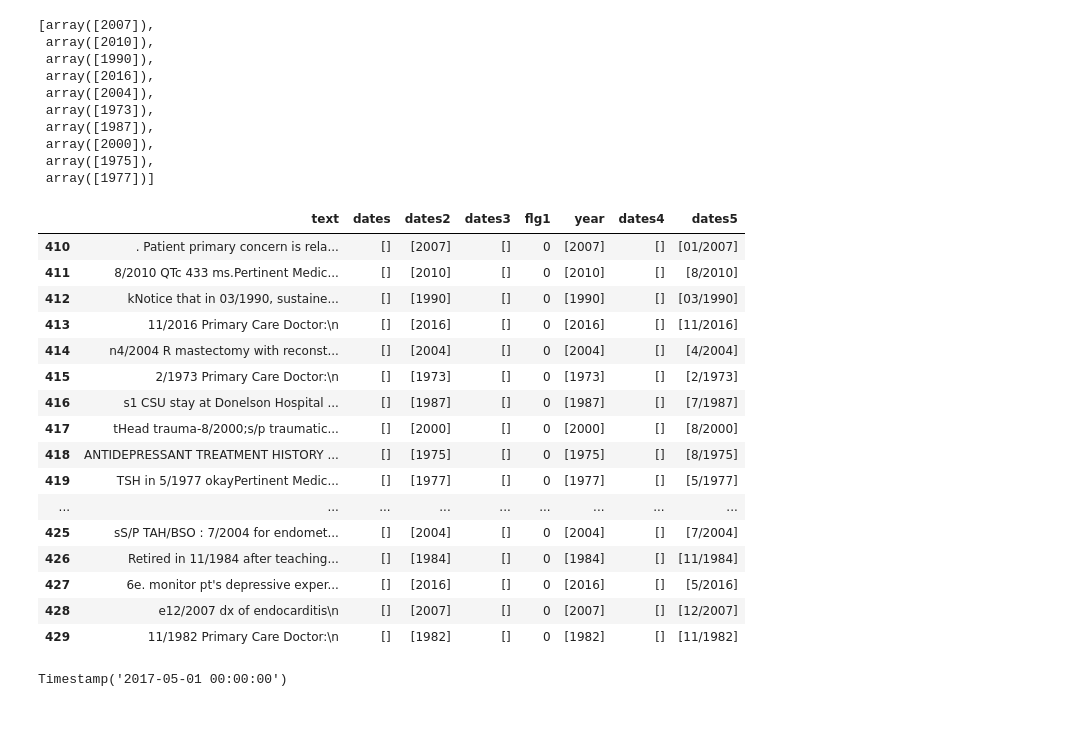
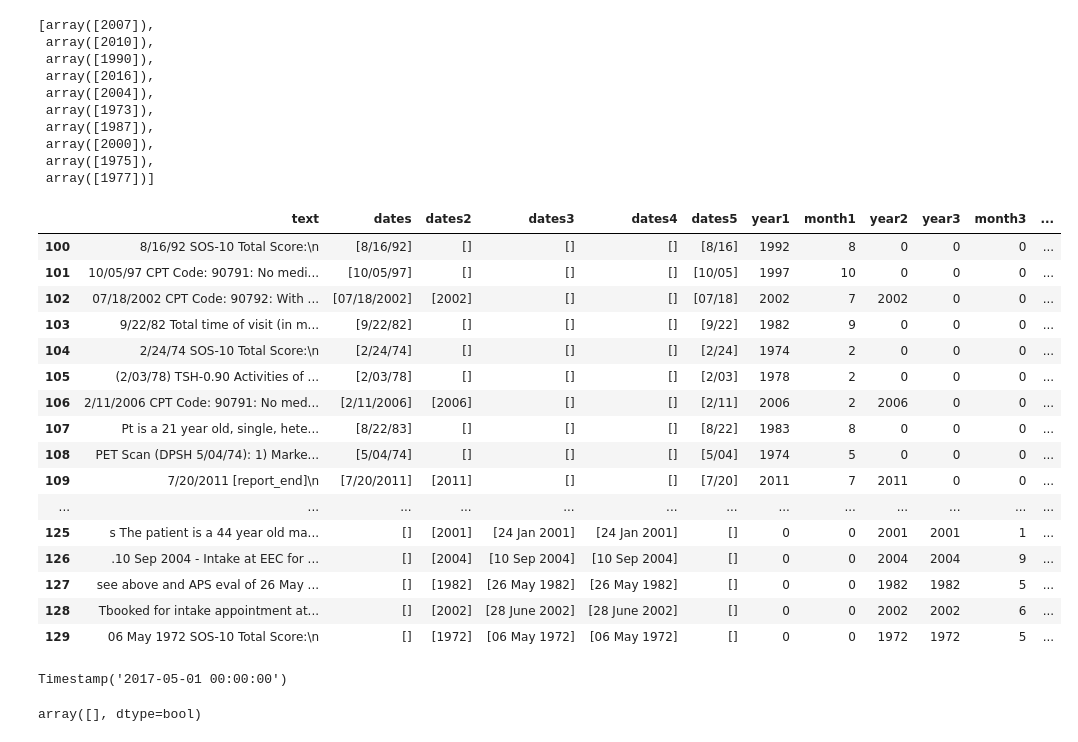
Before and after one commit to sagashin/Applied-Text-Mining-UM, a Jupyter notebook: Assignment 1.ipynb, the cells around one changed output. Drawn from its saved outputs; the diff is of its cells as text; code cells hidden in the pictures.

```diff
--- a/Assignment 1.ipynb
+++ b/Assignment 1.ipynb
@@ -279,0 +254,17 @@ for i in range(300,310):
+# %%
+#day final 1
+df3['dayfin'] = np.where(df3['day1'] == 0, df3['day3'], df3['day1'])
+# %%
+#day final 2
+df3['dayfin'] = np.where(df3['dayfin'] == 0, df3['day4'], df3['dayfin'])
+# %%
+#day final 3
+df3['dayfin'] = np.where(df3['dayfin'] == 0, 1, df3['dayfin'])
+# %%
+#set dates
+from datetime import datetime
+fd = []
+for i in range(0,df3.shape[0]):
+    nd= datetime(df3['yearfin'][i],df3['monthfin'][i],df3['dayfin'][i])
+    fd.append(nd)
+df3['findate'] = fd
@@ -303,26 +330,30 @@ year1
  array([1975]),
  array([1977])]
 # %%
-df3.iloc[410:430]
+df3.iloc[100:130]
 # %% [output]
-|  | text | dates | dates2 | dates3 | flg1 | year | dates4 | dates5 |
-| 410 | . Patient primary concern is rela... | [] | [2007] | [] | 0 | [2007] | [] | [01/2007] |
-| 411 | 8/2010 QTc 433 ms.Pertinent Medic... | [] | [2010] | [] | 0 | [2010] | [] | [8/2010] |
-| 412 | kNotice that in 03/1990, sustaine... | [] | [1990] | [] | 0 | [1990] | [] | [03/1990] |
-| 413 | 11/2016 Primary Care Doctor:\n | [] | [2016] | [] | 0 | [2016] | [] | [11/2016] |
-| 414 | n4/2004 R mastectomy with reconst... | [] | [2004] | [] | 0 | [2004] | [] | [4/2004] |
-| 415 | 2/1973 Primary Care Doctor:\n | [] | [1973] | [] | 0 | [1973] | [] | [2/1973] |
-| 416 | s1 CSU stay at Donelson Hospital ... | [] | [1987] | [] | 0 | [1987] | [] | [7/1987] |
-| 417 | tHead trauma-8/2000;s/p traumatic... | [] | [2000] | [] | 0 | [2000] | [] | [8/2000] |
-| 418 | ANTIDEPRESSANT TREATMENT HISTORY ... | [] | [1975] | [] | 0 | [1975] | [] | [8/1975] |
-| 419 | TSH in 5/1977 okayPertinent Medic... | [] | [1977] | [] | 0 | [1977] | [] | [5/1977] |
-| ... | ... | ... | ... | ... | ... | ... | ... | ... |
-| 425 | sS/P TAH/BSO : 7/2004 for endomet... | [] | [2004] | [] | 0 | [2004] | [] | [7/2004] |
-| 426 | Retired in 11/1984 after teaching... | [] | [1984] | [] | 0 | [1984] | [] | [11/1984] |
-| 427 | 6e. monitor pt's depressive exper... | [] | [2016] | [] | 0 | [2016] | [] | [5/2016] |
-| 428 | e12/2007 dx of endocarditis\n | [] | [2007] | [] | 0 | [2007] | [] | [12/2007] |
-| 429 | 11/1982 Primary Care Doctor:\n | [] | [1982] | [] | 0 | [1982] | [] | [11/1982] |
+|  | text | dates | dates2 | dates3 | dates4 | dates5 | year1 | month1 | year2 | year3 | month3 | ... |
+| 100 | 8/16/92 SOS-10 Total Score:\n | [8/16/92] | [] | [] | [] | [8/16] | 1992 | 8 | 0 | 0 | 0 | ... |
+| 101 | 10/05/97 CPT Code: 90791: No medi... | [10/05/97] | [] | [] | [] | [10/05] | 1997 | 10 | 0 | 0 | 0 | ... |
+| 102 | 07/18/2002 CPT Code: 90792: With ... | [07/18/2002] | [2002] | [] | [] | [07/18] | 2002 | 7 | 2002 | 0 | 0 | ... |
+| 103 | 9/22/82 Total time of visit (in m... | [9/22/82] | [] | [] | [] | [9/22] | 1982 | 9 | 0 | 0 | 0 | ... |
+| 104 | 2/24/74 SOS-10 Total Score:\n | [2/24/74] | [] | [] | [] | [2/24] | 1974 | 2 | 0 | 0 | 0 | ... |
+| 105 | (2/03/78) TSH-0.90 Activities of ... | [2/03/78] | [] | [] | [] | [2/03] | 1978 | 2 | 0 | 0 | 0 | ... |
+| 106 | 2/11/2006 CPT Code: 90791: No med... | [2/11/2006] | [2006] | [] | [] | [2/11] | 2006 | 2 | 2006 | 0 | 0 | ... |
+| 107 | Pt is a 21 year old, single, hete... | [8/22/83] | [] | [] | [] | [8/22] | 1983 | 8 | 0 | 0 | 0 | ... |
+| 108 | PET Scan (DPSH 5/04/74): 1) Marke... | [5/04/74] | [] | [] | [] | [5/04] | 1974 | 5 | 0 | 0 | 0 | ... |
+| 109 | 7/20/2011 [report_end]\n | [7/20/2011] | [2011] | [] | [] | [7/20] | 2011 | 7 | 2011 | 0 | 0 | ... |
+| ... | ... | ... | ... | ... | ... | ... | ... | ... | ... | ... | ... | ... |
+| 125 | s The patient is a 44 year old ma... | [] | [2001] | [24 Jan 2001] | [24 Jan 2001] | [] | 0 | 0 | 2001 | 2001 | 1 | ... |
+| 126 | .10 Sep 2004 - Intake at EEC for ... | [] | [2004] | [10 Sep 2004] | [10 Sep 2004] | [] | 0 | 0 | 2004 | 2004 | 9 | ... |
+| 127 | see above and APS eval of 26 May ... | [] | [1982] | [26 May 1982] | [26 May 1982] | [] | 0 | 0 | 1982 | 1982 | 5 | ... |
+| 128 | Tbooked for intake appointment at... | [] | [2002] | [28 June 2002] | [28 June 2002] | [] | 0 | 0 | 2002 | 2002 | 6 | ... |
+| 129 | 06 May 1972 SOS-10 Total Score:\n | [] | [1972] | [06 May 1972] | [06 May 1972] | [] | 0 | 0 | 1972 | 1972 | 5 | ... |
 # %%
 pd.to_datetime('May/2017')
 # %% [output]
 Timestamp('2017-05-01 00:00:00')
+# %%
+df3['monthfin'][490] > 0
+# %% [output]
+array([], dtype=bool)
```
Also changed, not shown: parts of 26 cells of this notebook.
